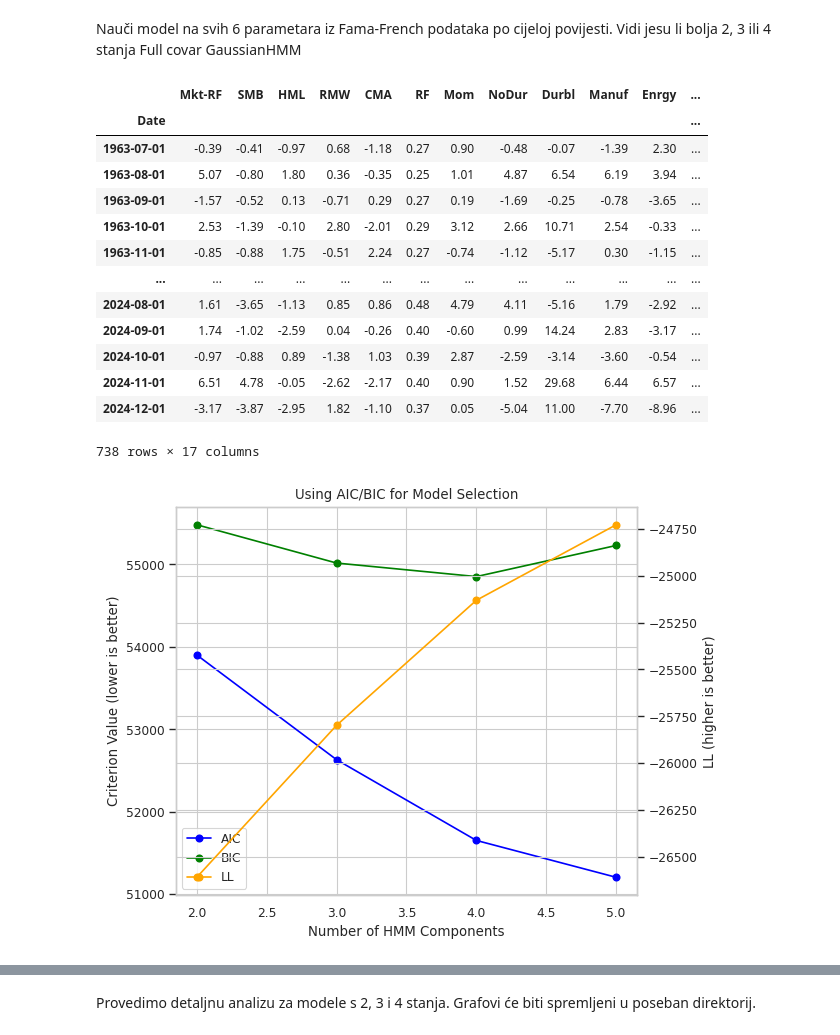
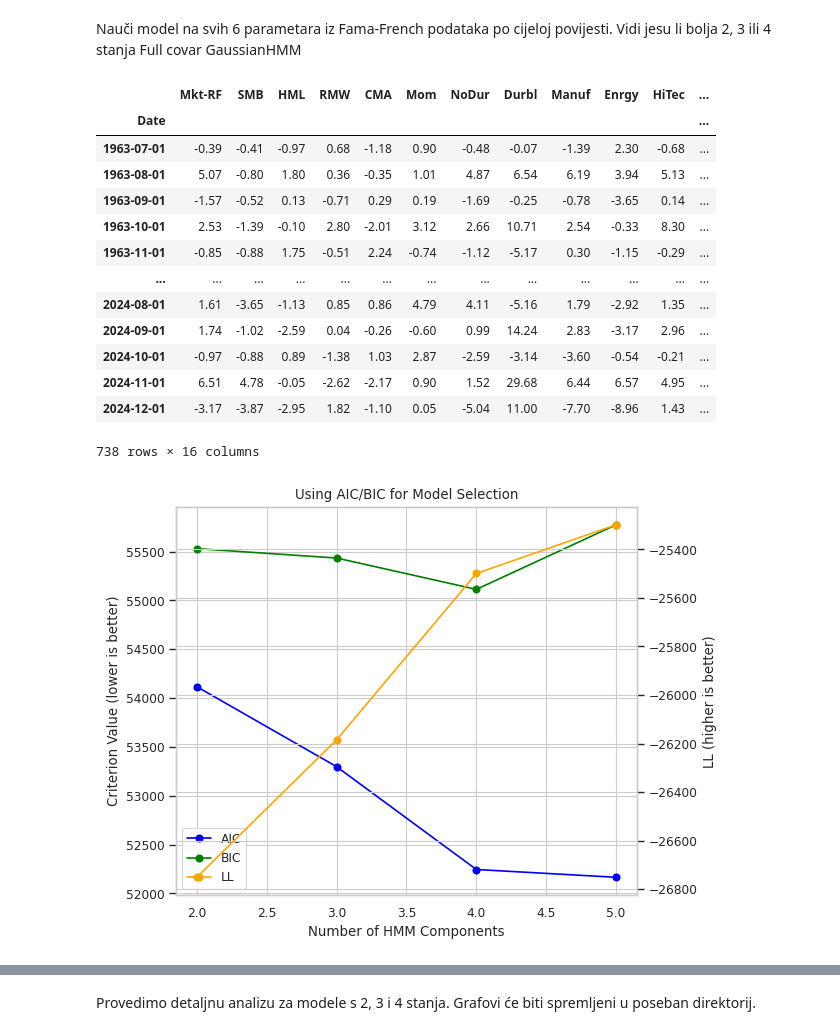
Before and after one commit to evucelic/HMM-Market-Regime-Estimation, a Jupyter notebook: fama_french_HMM.ipynb, the cells around one changed output, grey strips where cells are left out. Cells and saved outputs as stored; diff of their text form; code cells hidden in the pictures.

```diff
--- a/fama_french_HMM.ipynb
+++ b/fama_french_HMM.ipynb
@@ -115,24 +115,25 @@ GaussianHMM
 # %%
 model_parameters_df = pd.concat(
     [data_fama_french, data_fama_french_momentum, data_fama_french_industry_portfolios],
     axis=1,
 ).dropna()
+model_parameters_df = model_parameters_df.drop(columns=["RF"])
 model_parameters_df
 # %% [output]
-|  | Mkt-RF | SMB | HML | RMW | CMA | RF | Mom | NoDur | Durbl | Manuf | Enrgy | ... |
+|  | Mkt-RF | SMB | HML | RMW | CMA | Mom | NoDur | Durbl | Manuf | Enrgy | HiTec | ... |
 | Date |  |  |  |  |  |  |  |  |  |  |  | ... |
-| 1963-07-01 | -0.39 | -0.41 | -0.97 | 0.68 | -1.18 | 0.27 | 0.90 | -0.48 | -0.07 | -1.39 | 2.30 | ... |
-| 1963-08-01 | 5.07 | -0.80 | 1.80 | 0.36 | -0.35 | 0.25 | 1.01 | 4.87 | 6.54 | 6.19 | 3.94 | ... |
-| 1963-09-01 | -1.57 | -0.52 | 0.13 | -0.71 | 0.29 | 0.27 | 0.19 | -1.69 | -0.25 | -0.78 | -3.65 | ... |
-| 1963-10-01 | 2.53 | -1.39 | -0.10 | 2.80 | -2.01 | 0.29 | 3.12 | 2.66 | 10.71 | 2.54 | -0.33 | ... |
-| 1963-11-01 | -0.85 | -0.88 | 1.75 | -0.51 | 2.24 | 0.27 | -0.74 | -1.12 | -5.17 | 0.30 | -1.15 | ... |
+| 1963-07-01 | -0.39 | -0.41 | -0.97 | 0.68 | -1.18 | 0.90 | -0.48 | -0.07 | -1.39 | 2.30 | -0.68 | ... |
+| 1963-08-01 | 5.07 | -0.80 | 1.80 | 0.36 | -0.35 | 1.01 | 4.87 | 6.54 | 6.19 | 3.94 | 5.13 | ... |
+| 1963-09-01 | -1.57 | -0.52 | 0.13 | -0.71 | 0.29 | 0.19 | -1.69 | -0.25 | -0.78 | -3.65 | 0.14 | ... |
+| 1963-10-01 | 2.53 | -1.39 | -0.10 | 2.80 | -2.01 | 3.12 | 2.66 | 10.71 | 2.54 | -0.33 | 8.30 | ... |
+| 1963-11-01 | -0.85 | -0.88 | 1.75 | -0.51 | 2.24 | -0.74 | -1.12 | -5.17 | 0.30 | -1.15 | -0.29 | ... |
 | ... | ... | ... | ... | ... | ... | ... | ... | ... | ... | ... | ... | ... |
-| 2024-08-01 | 1.61 | -3.65 | -1.13 | 0.85 | 0.86 | 0.48 | 4.79 | 4.11 | -5.16 | 1.79 | -2.92 | ... |
-| 2024-09-01 | 1.74 | -1.02 | -2.59 | 0.04 | -0.26 | 0.40 | -0.60 | 0.99 | 14.24 | 2.83 | -3.17 | ... |
-| 2024-10-01 | -0.97 | -0.88 | 0.89 | -1.38 | 1.03 | 0.39 | 2.87 | -2.59 | -3.14 | -3.60 | -0.54 | ... |
-| 2024-11-01 | 6.51 | 4.78 | -0.05 | -2.62 | -2.17 | 0.40 | 0.90 | 1.52 | 29.68 | 6.44 | 6.57 | ... |
-| 2024-12-01 | -3.17 | -3.87 | -2.95 | 1.82 | -1.10 | 0.37 | 0.05 | -5.04 | 11.00 | -7.70 | -8.96 | ... |
+| 2024-08-01 | 1.61 | -3.65 | -1.13 | 0.85 | 0.86 | 4.79 | 4.11 | -5.16 | 1.79 | -2.92 | 1.35 | ... |
+| 2024-09-01 | 1.74 | -1.02 | -2.59 | 0.04 | -0.26 | -0.60 | 0.99 | 14.24 | 2.83 | -3.17 | 2.96 | ... |
+| 2024-10-01 | -0.97 | -0.88 | 0.89 | -1.38 | 1.03 | 2.87 | -2.59 | -3.14 | -3.60 | -0.54 | -0.21 | ... |
+| 2024-11-01 | 6.51 | 4.78 | -0.05 | -2.62 | -2.17 | 0.90 | 1.52 | 29.68 | 6.44 | 6.57 | 4.95 | ... |
+| 2024-12-01 | -3.17 | -3.87 | -2.95 | 1.82 | -1.10 | 0.05 | -5.04 | 11.00 | -7.70 | -8.96 | 1.43 | ... |
-738 rows × 17 columns
+738 rows × 16 columns
 # %%
 # X = data_fama_french.values.reshape(-1, 1)
 # lengths = [len(data_fama_french)] * 6
@@ -243,7 +244,7 @@ aic, bic, lls, convergence_status, iterations, best_models, models = evaluate_hm
 )
 plot_selection([2, 3, 4, 5], aic, bic, lls)
 # %% [output]
-[figure, old version]
+[figure, new version]
 # %%
 plot_ll_histograms(models)
 # %% [output]
```
Also changed, not shown: parts of 13 cells of this notebook, 21 other files.
